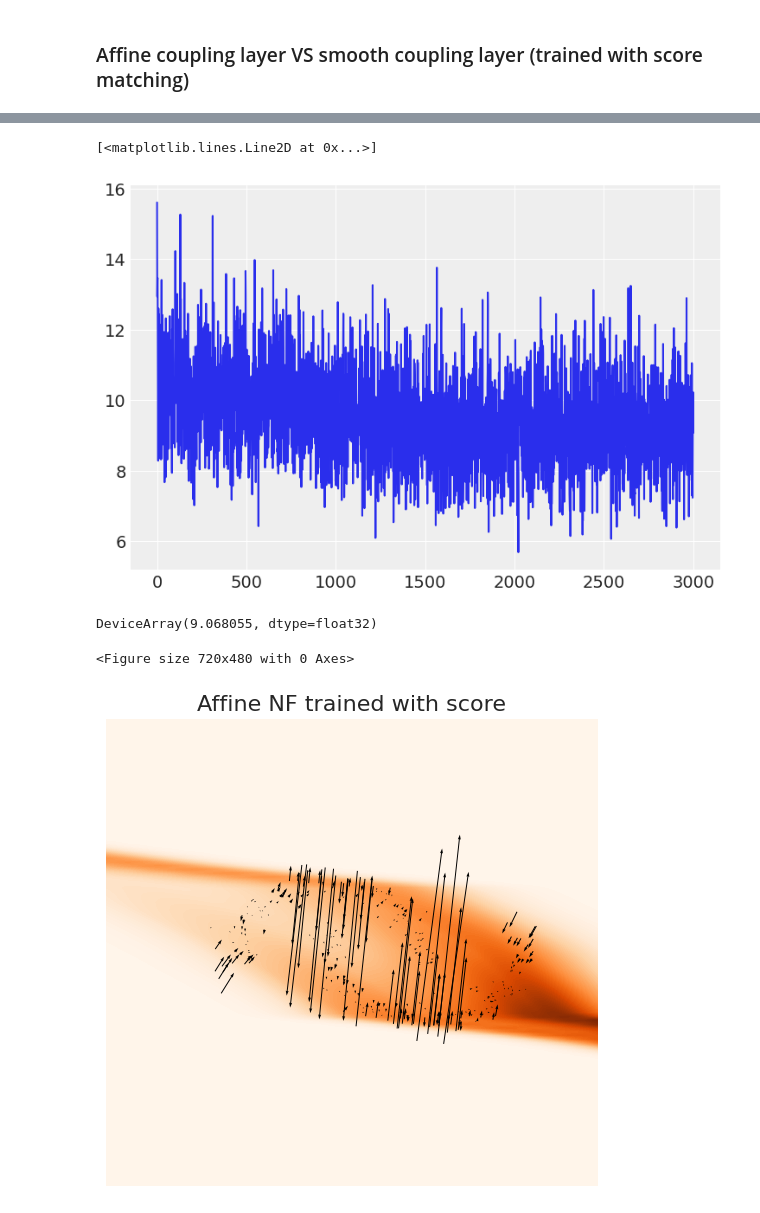
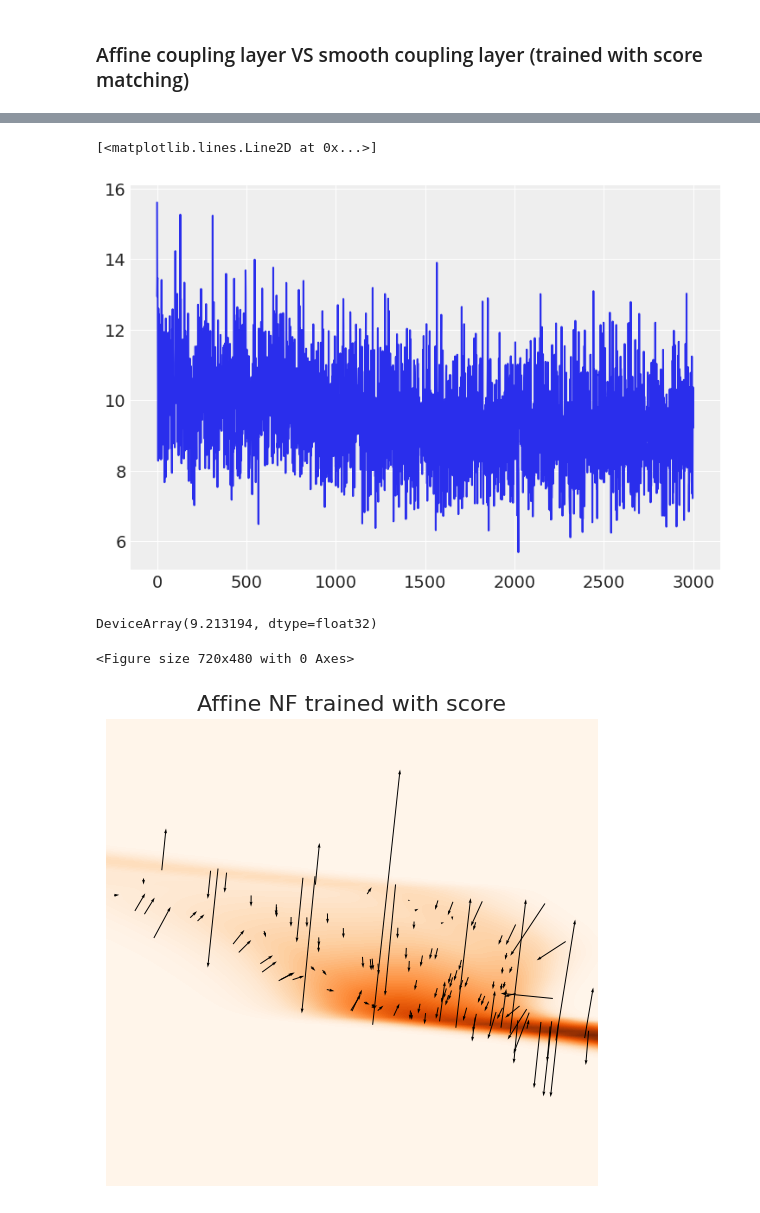
Before and after one commit to Justinezgh/SBI-Diff-Simulator, a Jupyter notebook: notebooks/smoothNF_VS_affineNF.ipynb, the cells around one changed output, grey strips where cells are left out. Cells and saved outputs as stored; diff of their text form; code cells hidden in the pictures.

Commit message:
update plots

```diff
--- a/notebooks/smoothNF_VS_affineNF.ipynb
+++ b/notebooks/smoothNF_VS_affineNF.ipynb
@@ -45,6 +45,3 @@ def get_batch(seed):
 # %%
 import arviz as az
 az.style.use("arviz-darkgrid")
-# %%
-batch, score = get_batch(jax.random.PRNGKey(0))
-hist2d(batch[:,0], batch[:,1],100, range=[[0,1],[0,1]]); gca().set_aspect('equal');
@@ -52,0 +48,20 @@ hist2d(batch[:,0], batch[:,1],100, range=[[0,1],[0,1]]); gca().set_aspect('equal
+# %%
+# predicted two moons distribution
+plt.clf()
+x = jnp.stack(jnp.meshgrid(jnp.linspace(0.,1.,128),
+                           jnp.linspace(0.,1.,128)),-1)
+
+im0 = jax.vmap(lambda x: get_two_moons(sigma = 0.01, normalized=True).log_prob(x))(x.reshape([-1,2])).reshape([128,128])
+
+two_moons = get_two_moons(sigma = 0.02, normalized=True)
+batch=two_moons.sample(300, seed=jax.random.PRNGKey(0))
+pred_score = jax.vmap(jax.grad(lambda x:get_two_moons(sigma = 0.01, normalized=True).log_prob(x).squeeze()))(batch)
+
+
+plt.figure(figsize=(5,5),dpi=100)
+plt.contourf(x[...,0],x[...,1],jnp.exp(im0), 100,cmap='Oranges')
+quiver(batch.T[0], batch.T[1], pred_score[:,0] ,pred_score[:,1],width=0.002);
+plt.axis('off')
+plt.title('True distribution and score')
+plt.savefig('truth.png', transparent=True, bbox_inches='tight',
+        pad_inches = 0)
@@ -129,34 +147,47 @@ for step in tqdm(range(it)):
 plt.plot(losses)
 # %% [output]
 [<matplotlib.lines.Line2D at 0x...>]
-[figure, old version]
+[figure, new version]
 # %%
 losses[-1]
 # %% [output]
-DeviceArray(9.068055, dtype=float32)
+DeviceArray(9.213194, dtype=float32)
+# %%
+sample_affine_model = hk.transform(
+      lambda : tfd.TransformedDistribution(
+          NF_affine(2)(jnp.ones([800,1])),
+          tfb.Invert(transformation_params)).sample(800, seed=hk.next_rng_key()))
+
+predicted_samples_affine = sample_affine_model.apply(params_affine, rng = next(rng_seq))
+
+if (predicted_samples_affine > 1).any() == True:
+  idx = jnp.where(predicted_samples_affine > 1)[0]
+  predicted_samples_affine = jnp.delete(predicted_samples_affine, idx, axis=0)
+
+if (predicted_samples_affine < 0).any() == True:
+  idx = jnp.where(predicted_samples_affine < 0)[0]
+  predicted_samples_affine = jnp.delete(predicted_samples_affine, idx, axis=0)
 # %%
 # predicted two moons distribution
 plt.clf()
 x = jnp.stack(jnp.meshgrid(jnp.linspace(0.,1.,128),
                            jnp.linspace(0.,1.,128)),-1)
 
 im0 = jax.vmap((lambda x: model_affine.apply(params_affine, x.reshape([1,2])).squeeze()))(x.reshape([-1,2])).reshape([128,128])
 
-two_moons = get_two_moons(sigma = 0.02, normalized=True)
-batch=two_moons.sample(300, seed=next(master_seed))
-pred_score = jax.vmap(jax.grad(lambda x: model_affine.apply(params_affine, x.reshape([1,2])).squeeze()))(batch)
+pred_score = jax.vmap(jax.grad(lambda x: model_affine.apply(params_affine, x.reshape([1,2])).squeeze()))(predicted_samples_affine)
 
 
 plt.figure(figsize=(5,5),dpi=100)
 plt.contourf(x[...,0],x[...,1],jnp.exp(im0), 100,cmap='Oranges')
-quiver(batch.T[0], batch.T[1], pred_score[:,0] ,pred_score[:,1],width=0.002);
+quiver(predicted_samples_affine[...,0], predicted_samples_affine[...,1], pred_score[:,0] ,pred_score[:,1],width=0.002);
 plt.axis('off')
 plt.title('Affine NF trained with score')
 plt.savefig('affineNF.png', transparent=True, bbox_inches='tight',
         pad_inches = 0)
 # %% [output]
 <Figure size 720x480 with 0 Axes>
-[figure, old version]
+[figure, new version]
 # %%
 losses_smooth = []
 master_seed = hk.PRNGSequence(0)
```
Also changed, not shown: parts of 8 cells of this notebook.
